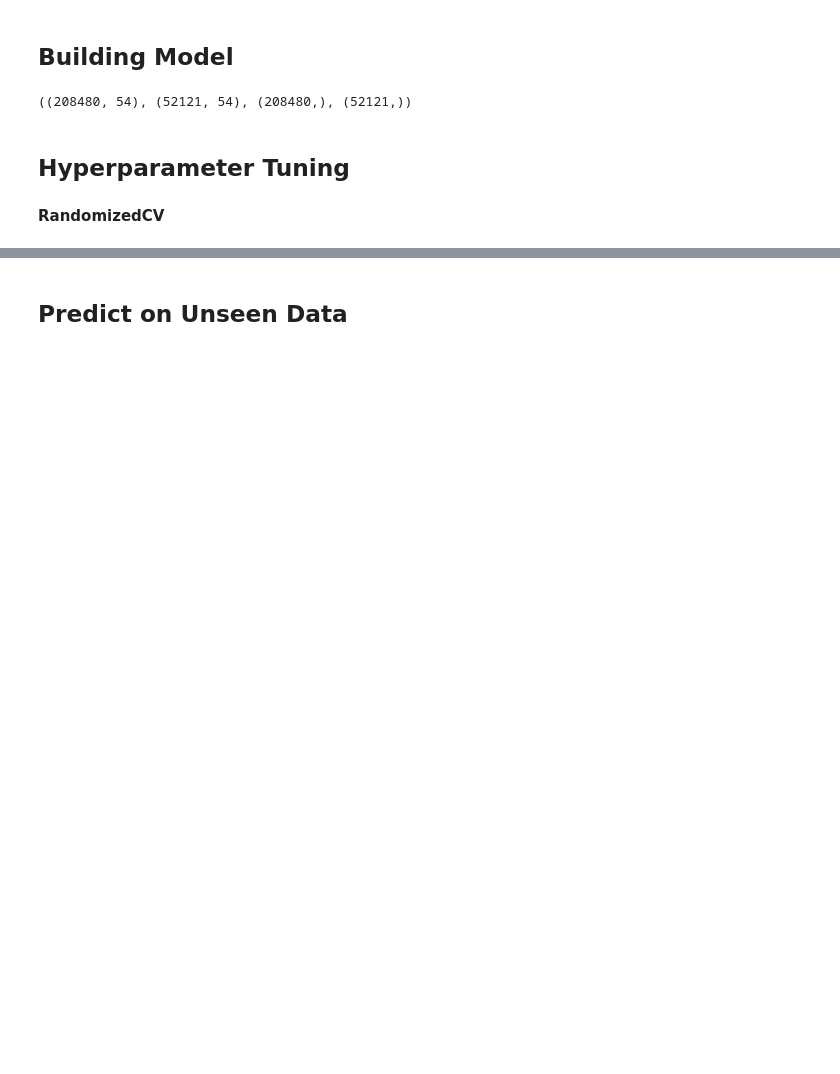
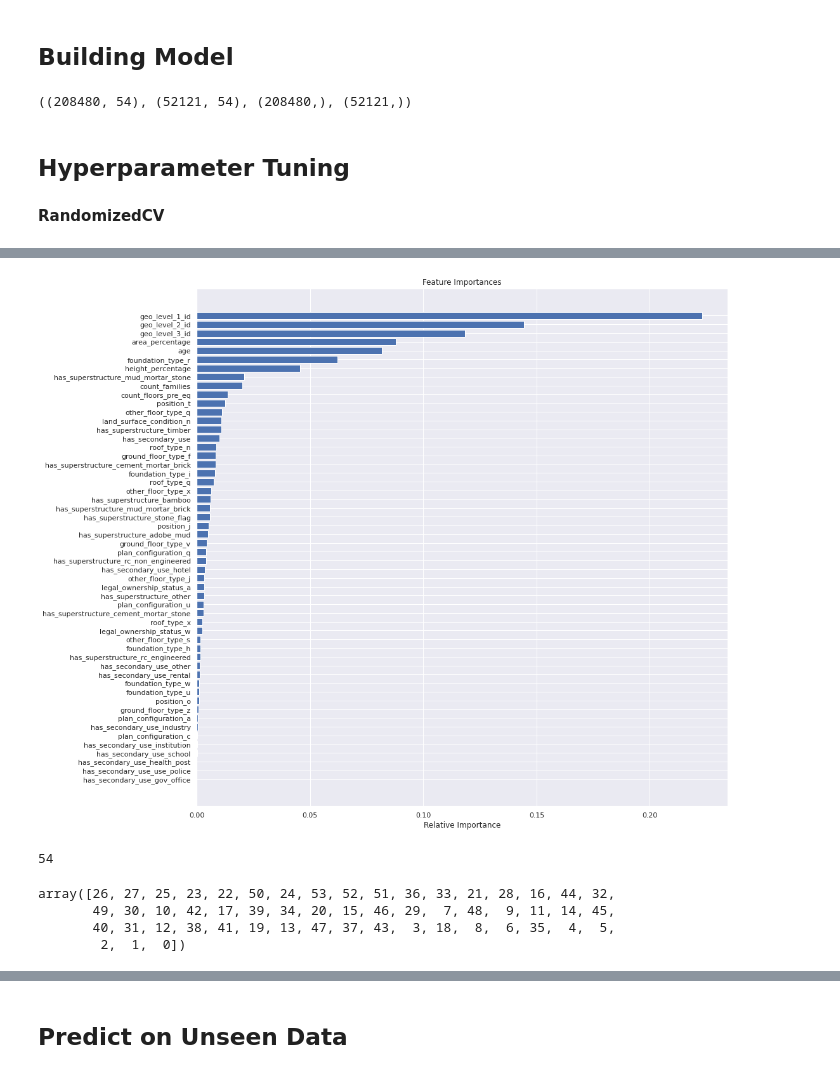
Before and after one commit to ReynaraEzra/Richter-Earthquake-Prediction, a Jupyter notebook: Richter_Prediction_Part3.ipynb, the cells around one changed output, grey strips where cells are left out. Saved outputs shown, nothing was run; the diff lists cells and outputs as text; code cells hidden in the pictures; blank space fills up the shorter version.

```diff
--- a/Richter_Prediction_Part3.ipynb
+++ b/Richter_Prediction_Part3.ipynb
@@ -291,10 +320,12 @@ params = {'n_estimators': range(50, 251, 50),
           'max_features': ['sqrt', 'log2', None]}
 
 model = RandomForestClassifier()
-kfold = KFold(n_splits=10, random_state=0)
-rcsv = RandomizedSearchCV(estimator=model, param_distributions=params, n_iter=20,
-                          cv=kfold, random_state=0, n_jobs=8)
+kfold = KFold(n_splits=3)
+rscv = RandomizedSearchCV(estimator=model, param_distributions=params, n_iter=20,
+                          cv=kfold, random_state=0, n_jobs=-1)
 
-rcsv.fit(X,y)
-print(rcsv.best_params_)
+rscv.fit(X,y)
+print("Optimal hyperparameter combination:", rscv.best_params_)
+print()
+print("Mean cross-validated training accuracy score:", rscv.best_score_)
 # %% [output]
@@ -301,0 +335,14 @@ KeyboardInterrupt: ignored
+# %%
+params = {'n_estimators': range(50, 301, 50),
+          'max_depth': range(3, 30),
+          'max_features': ['sqrt', 'log2', None]}
+
+model = RandomForestClassifier()
+kfold = KFold(n_splits=4)
+rscv = RandomizedSearchCV(estimator=model, param_distributions=params, n_iter=20,
+                          cv=kfold, random_state=0, n_jobs=-1)
+
+rscv.fit(X,y)
+print("Optimal hyperparameter combination:", rscv.best_params_)
+print()
+print("Mean cross-validated training accuracy score:", rscv.best_score_)
@@ -301,0 +363,8 @@ KeyboardInterrupt: ignored
+# %%
+final_model = RandomForestClassifier(n_estimators=250, max_features=None, max_depth=20)
+final_model.fit(X,y)
+pred = final_model.predict(X)
+cm = confusion_matrix(y, final_model.predict(X))
+print('Confusion matrix: \n',cm)
+print(f1_score(y, pred, average='micro'))
+print('Classification report: \n',classification_report(y, pred))
@@ -301,0 +387,23 @@ KeyboardInterrupt: ignored
+# %%
+features = X.columns
+importances = final_model.feature_importances_
+indices = np.argsort(importances)
+plt.figure(figsize=(15,15))
+plt.title('Feature Importances')
+plt.barh(range(len(indices)), importances[indices], color='b', align='center')
+plt.yticks(range(len(indices)), features[indices])
+plt.xlabel('Relative Importance')
+plt.show()
+# %% [output]
+[figure, added]
+# %%
+len(X.columns)
+# %% [output]
+54
+# %%
+indices
+# %% [output]
+array([26, 27, 25, 23, 22, 50, 24, 53, 52, 51, 36, 33, 21, 28, 16, 44, 32,
+       49, 30, 10, 42, 17, 39, 34, 20, 15, 46, 29,  7, 48,  9, 11, 14, 45,
+       40, 31, 12, 38, 41, 19, 13, 47, 37, 43,  3, 18,  8,  6, 35,  4,  5,
+        2,  1,  0])
```
Also changed, not shown: parts of 10 cells of this notebook.
